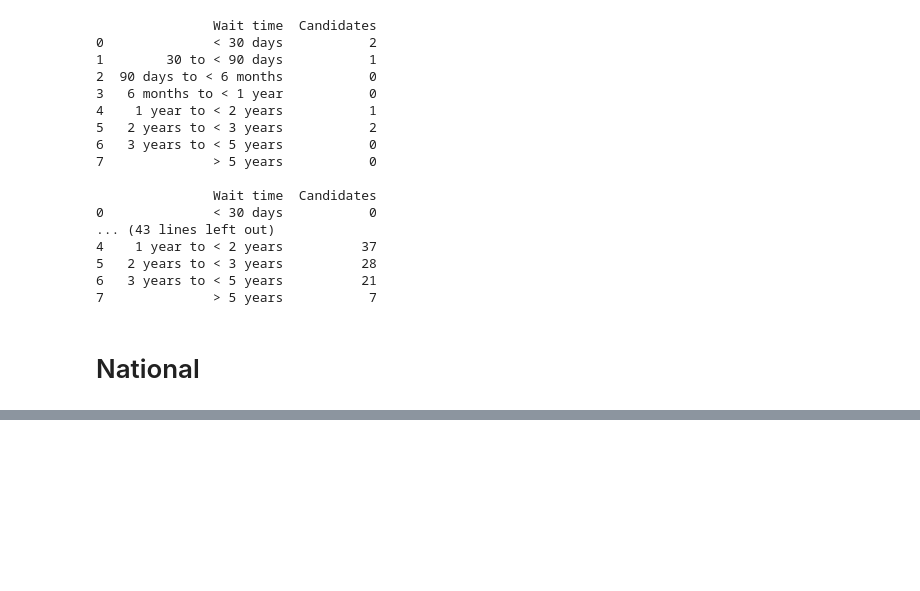
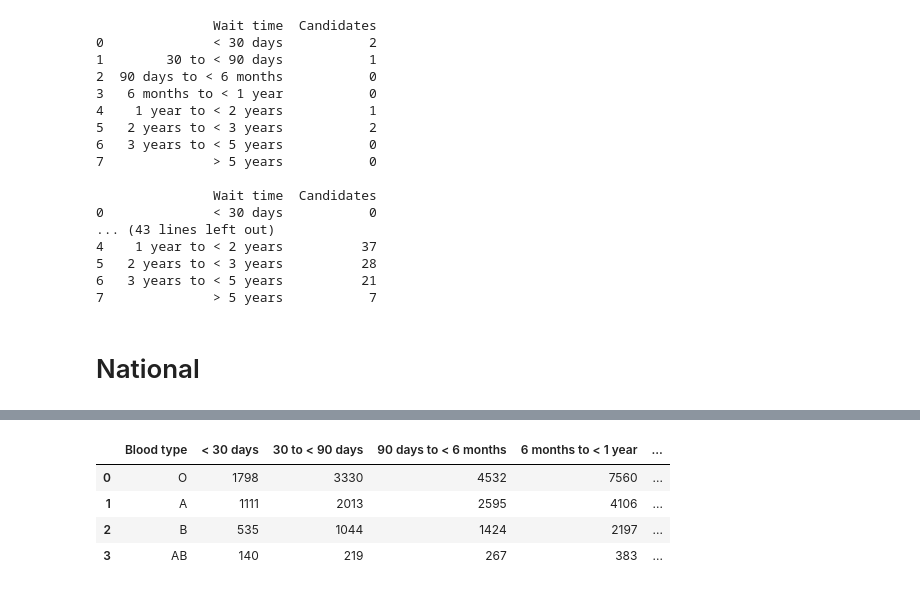
Before and after one commit to ASPigman/Project_1, a Jupyter notebook: KidneyTransplantMain.ipynb, the cells around one changed output, grey strips where cells are left out. Drawn from its saved outputs; the diff is of its cells as text; code cells hidden in the pictures; blank space fills up the shorter version.

```diff
--- a/KidneyTransplantMain.ipynb
+++ b/KidneyTransplantMain.ipynb
@@ -1065,36 +1085,47 @@ nat_a11 = sum(nat_a1)
 nat_a21 = sum(nat_a2)
 nat_a31 = sum(nat_a3)
 nat_a41 = sum(nat_a4)
 nat_a51 = sum(nat_a5)
 nat_a61 = sum(nat_a6)
 nat_a71 = sum(nat_a7)
 nat_a81 = sum(nat_a8)
 
 nat_b11 = sum(nat_b1)
 nat_b21 = sum(nat_b2)
 nat_b31 = sum(nat_b3)
 nat_b41 = sum(nat_b4)
 nat_b51 = sum(nat_b5)
 nat_b61 = sum(nat_b6)
 nat_b71 = sum(nat_b7)
 nat_b81 = sum(nat_b8)
 
 nat_ab11 = sum(nat_ab1)
 nat_ab21 = sum(nat_ab2)
 nat_ab31 = sum(nat_ab3)
 nat_ab41 = sum(nat_ab4)
 nat_ab51 = sum(nat_ab5)
 nat_ab61 = sum(nat_ab6)
 nat_ab71 = sum(nat_ab7)
 nat_ab81 = sum(nat_ab8)
 
 
-nat_blood_type_wait = pd.DataFrame({"Blood type":["O", "A", "B",
-                                        "AB"], "< 30 days":[nat_o11, nat_a11, nat_b11, nat_ab11], "30 to < 90 days": [nat_o21, nat_a21, nat_b21, nat_ab21], "90 days to < 6 months": [nat_o31, nat_a31, nat_b31, nat_ab31], "6 months to < 1 year" : [nat_o41, nat_a41, nat_b41, nat_ab41], "1 year to < 2 years": [nat_o51, nat_a51, nat_b51, nat_ab51],"2 years to < 3 years": [nat_o61, nat_a61, nat_b61, nat_ab61],
-                                       "3 years to < 5 years": [nat_o71, nat_a71, nat_b71, nat_ab71], "> 5 years": [nat_o81, nat_a81, nat_b81, nat_ab81]})
+nat_blood_type_wait = pd.DataFrame({"Blood type":["O", "A", "B", "AB"], "< 30 days":[nat_o11, nat_a11, nat_b11, nat_ab11],
+                                    "30 to < 90 days": [nat_o21, nat_a21, nat_b21, nat_ab21],
+                                    "90 days to < 6 months": [nat_o31, nat_a31, nat_b31, nat_ab31],
+                                    "6 months to < 1 year" : [nat_o41, nat_a41, nat_b41, nat_ab41],
+                                    "1 year to < 2 years": [nat_o51, nat_a51, nat_b51, nat_ab51],
+                                    "2 years to < 3 years": [nat_o61, nat_a61, nat_b61, nat_ab61],
+                                    "3 years to < 5 years": [nat_o71, nat_a71, nat_b71, nat_ab71],
+                                    "> 5 years": [nat_o81, nat_a81, nat_b81, nat_ab81]})
 
 
 nat_blood_type_wait
+# %% [output]
+|  | Blood type | < 30 days | 30 to < 90 days | 90 days to < 6 months | 6 months to < 1 year | ... |
+| 0 | O | 1798 | 3330 | 4532 | 7560 | ... |
+| 1 | A | 1111 | 2013 | 2595 | 4106 | ... |
+| 2 | B | 535 | 1044 | 1424 | 2197 | ... |
+| 3 | AB | 140 | 219 | 267 | 383 | ... |
 # %%
 #Plot above on bar chart
 #Set Blood type as the index
```
Also changed, not shown: parts of 35 cells of this notebook.
